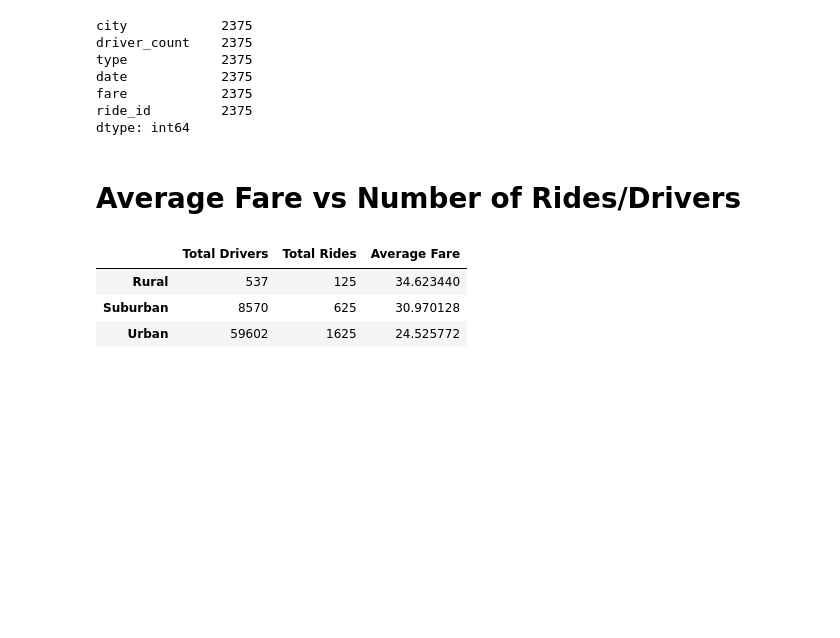
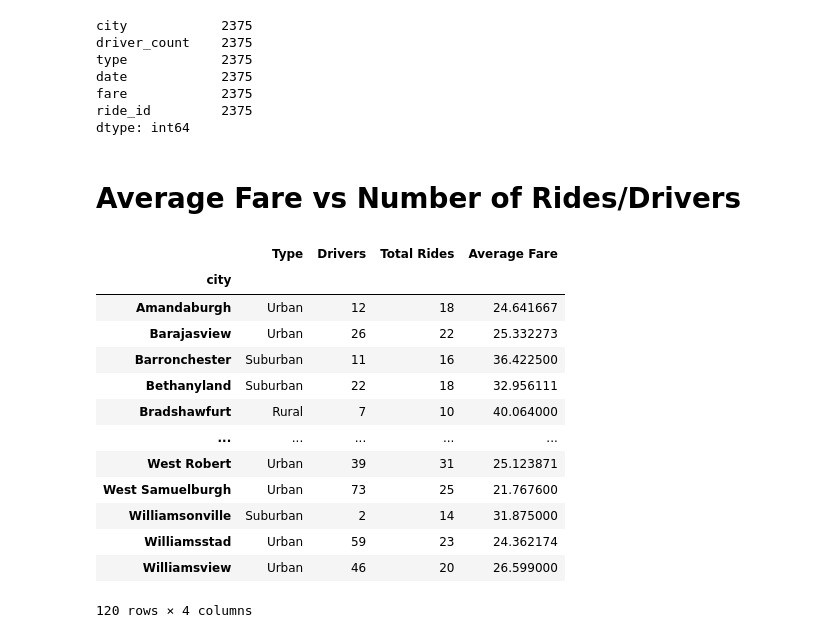
Before and after one commit to yazhcodes/PyBer_Analysis, a Jupyter notebook: Course Work/PyBer.ipynb, the cells around one changed output. Drawn from its saved outputs; the diff is of its cells as text; code cells hidden in the pictures; blank space fills up the shorter version.

Commit message:
Average Fare vs Riders/Drivers by City Type

```diff
--- a/Course Work/PyBer.ipynb
+++ b/Course Work/PyBer.ipynb
@@ -141,20 +141,31 @@ dtype: int64
 # Average Fare vs Number of Rides/Drivers
 # %%
 # Aggregations
-total_drivers = pyber_df.groupby(pyber_df['type']).sum()['driver_count']
-total_rides = pyber_df.groupby(pyber_df['type']).count()['ride_id']
-avg_fare = pyber_df.groupby(pyber_df['type']).mean()['fare']
+city_type = city_data_df.groupby(['city']).first()['type']
+total_drivers = city_data_df.groupby(['city']).mean()['driver_count']
+total_rides = pyber_df.groupby(pyber_df['city']).count()['ride_id']
+avg_fare = pyber_df.groupby(pyber_df['city']).mean()['fare']
 
 #Merge into DataFrame
 pyber_city_df = pd.DataFrame({
-    "Total Drivers" : total_drivers,
+    "Type" : city_type,
+    "Drivers" : total_drivers,
     "Total Rides" : total_rides,
     "Average Fare" : avg_fare
 })
-pyber_city_df.index.name = None
 pyber_city_df
 # %% [output]
-|  | Total Drivers | Total Rides | Average Fare |
-| Rural | 537 | 125 | 34.623440 |
-| Suburban | 8570 | 625 | 30.970128 |
-| Urban | 59602 | 1625 | 24.525772 |
+|  | Type | Drivers | Total Rides | Average Fare |
+| city |  |  |  |  |
+| Amandaburgh | Urban | 12 | 18 | 24.641667 |
+| Barajasview | Urban | 26 | 22 | 25.332273 |
+| Barronchester | Suburban | 11 | 16 | 36.422500 |
+| Bethanyland | Suburban | 22 | 18 | 32.956111 |
+| Bradshawfurt | Rural | 7 | 10 | 40.064000 |
+| ... | ... | ... | ... | ... |
+| West Robert | Urban | 39 | 31 | 25.123871 |
+| West Samuelburgh | Urban | 73 | 25 | 21.767600 |
+| Williamsonville | Suburban | 2 | 14 | 31.875000 |
+| Williamsstad | Urban | 59 | 23 | 24.362174 |
+| Williamsview | Urban | 46 | 20 | 26.599000 |
+120 rows × 4 columns
```
Also changed, not shown: parts of 2 cells of this notebook, 1 other file.
